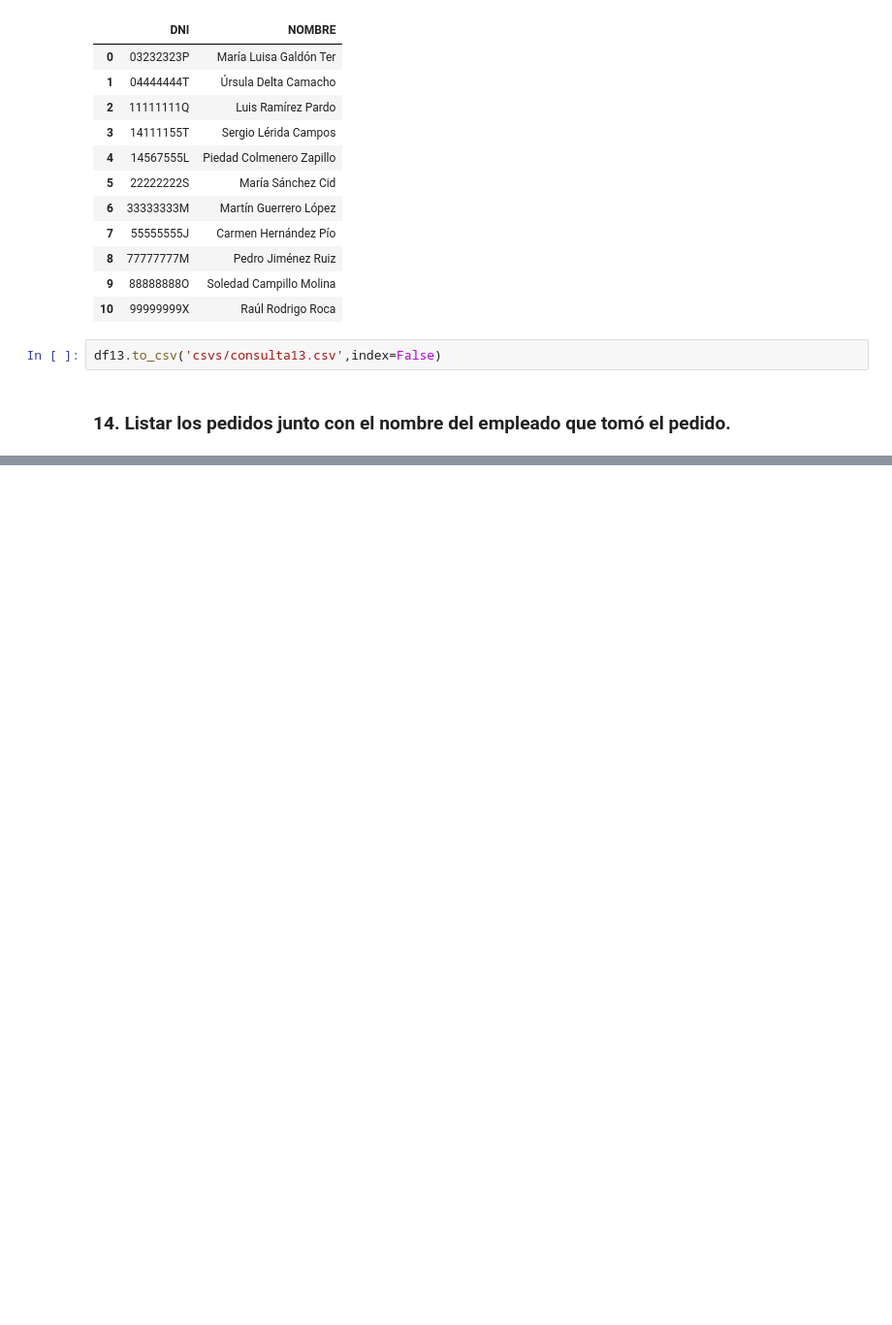
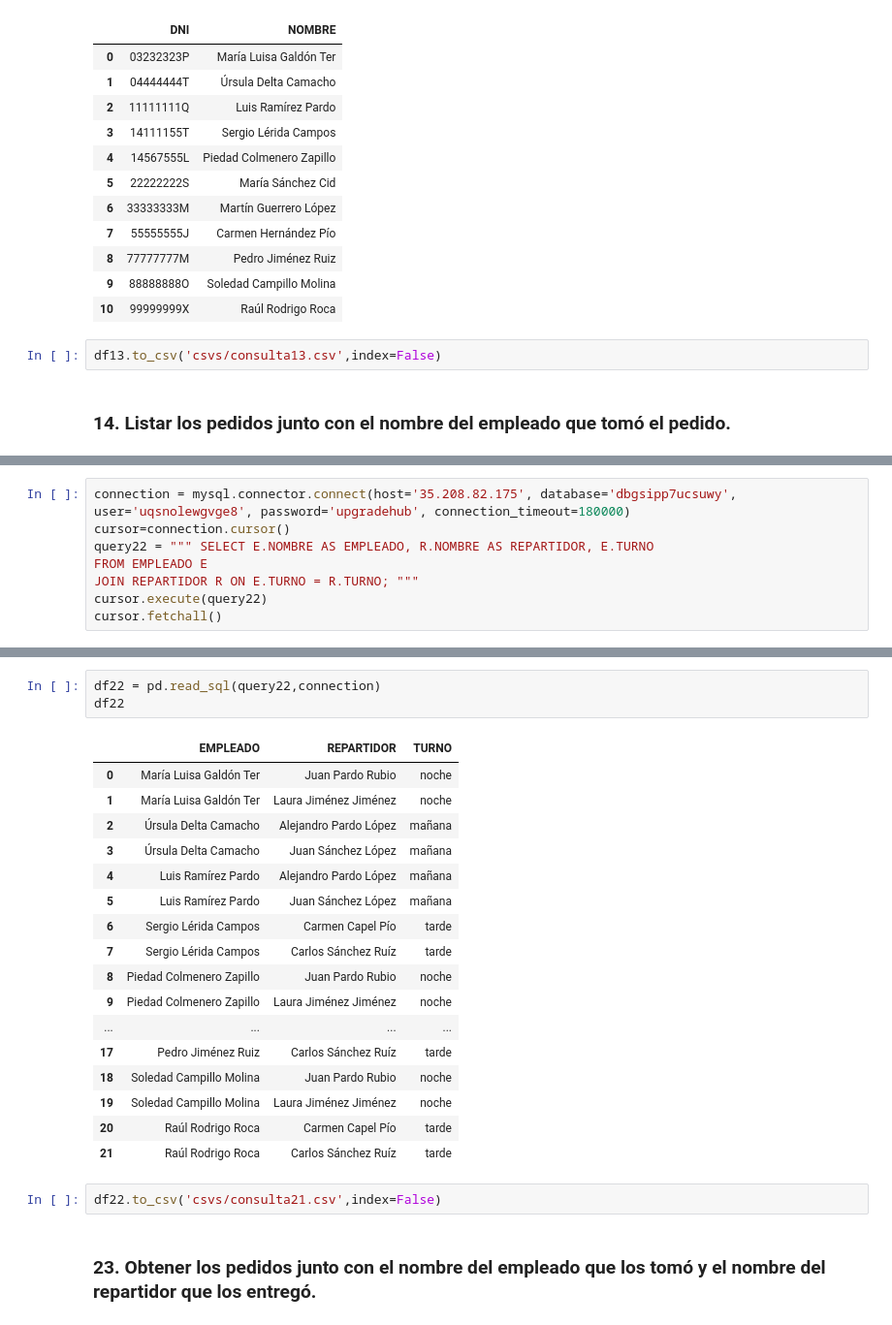
Before and after one commit to xAlbeeerto3/Analisis_DB_Pedidos_SQL-Python, a Jupyter notebook: sql.ipynb, the cells around one changed output, grey strips where cells are left out. Shown at 97% size. Saved outputs shown, nothing was run; the diff lists cells and outputs as text; blank space fills up the shorter version.

```diff
--- a/sql.ipynb
+++ b/sql.ipynb
@@ -429,0 +716,8 @@ df13.to_csv('csvs/consulta13.csv',index=False)
+# %%
+connection = mysql.connector.connect(host='35.208.82.175', database='dbgsipp7ucsuwy', user='uqsnolewgvge8', password='upgradehub', connection_timeout=180000)
+cursor=connection.cursor()
+query22 = """ SELECT E.NOMBRE AS EMPLEADO, R.NOMBRE AS REPARTIDOR, E.TURNO
+FROM EMPLEADO E
+JOIN REPARTIDOR R ON E.TURNO = R.TURNO; """
+cursor.execute(query22)
+cursor.fetchall()
@@ -429,0 +742,25 @@ df13.to_csv('csvs/consulta13.csv',index=False)
+# %%
+df22 = pd.read_sql(query22,connection)
+df22
+# %% [output]
+|  | EMPLEADO | REPARTIDOR | TURNO |
+| 0 | María Luisa Galdón Ter | Juan Pardo Rubio | noche |
+| 1 | María Luisa Galdón Ter | Laura Jiménez Jiménez | noche |
+| 2 | Úrsula Delta Camacho | Alejandro Pardo López | mañana |
+| 3 | Úrsula Delta Camacho | Juan Sánchez López | mañana |
+| 4 | Luis Ramírez Pardo | Alejandro Pardo López | mañana |
+| 5 | Luis Ramírez Pardo | Juan Sánchez López | mañana |
+| 6 | Sergio Lérida Campos | Carmen Capel Pío | tarde |
+| 7 | Sergio Lérida Campos | Carlos Sánchez Ruíz | tarde |
+| 8 | Piedad Colmenero Zapillo | Juan Pardo Rubio | noche |
+| 9 | Piedad Colmenero Zapillo | Laura Jiménez Jiménez | noche |
+| ... | ... | ... | ... |
+| 17 | Pedro Jiménez Ruiz | Carlos Sánchez Ruíz | tarde |
+| 18 | Soledad Campillo Molina | Juan Pardo Rubio | noche |
+| 19 | Soledad Campillo Molina | Laura Jiménez Jiménez | noche |
+| 20 | Raúl Rodrigo Roca | Carmen Capel Pío | tarde |
+| 21 | Raúl Rodrigo Roca | Carlos Sánchez Ruíz | tarde |
+# %%
+df22.to_csv('csvs/consulta21.csv',index=False)
+# %% [markdown]
+### 23. Obtener los pedidos junto con el nombre del empleado que los tomó y el nombre del repartidor que los entregó.
```
Also changed, not shown: parts of 43 cells of this notebook, 10 other files.
